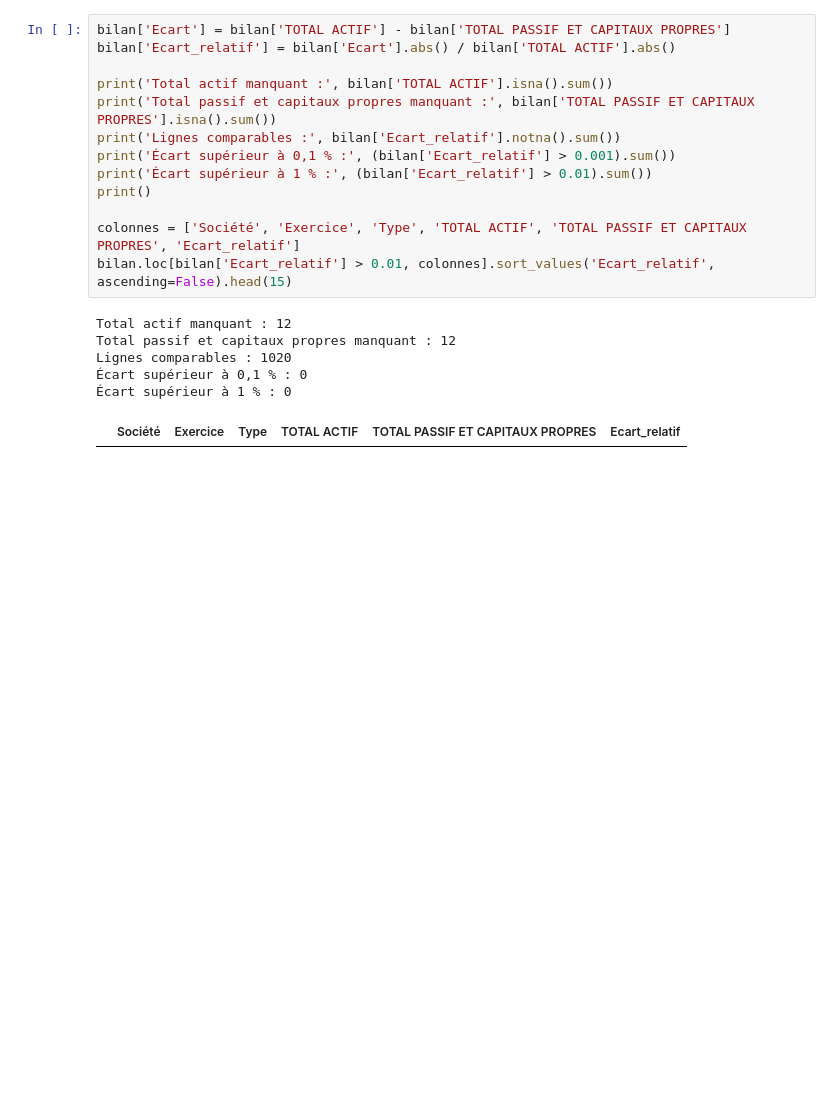
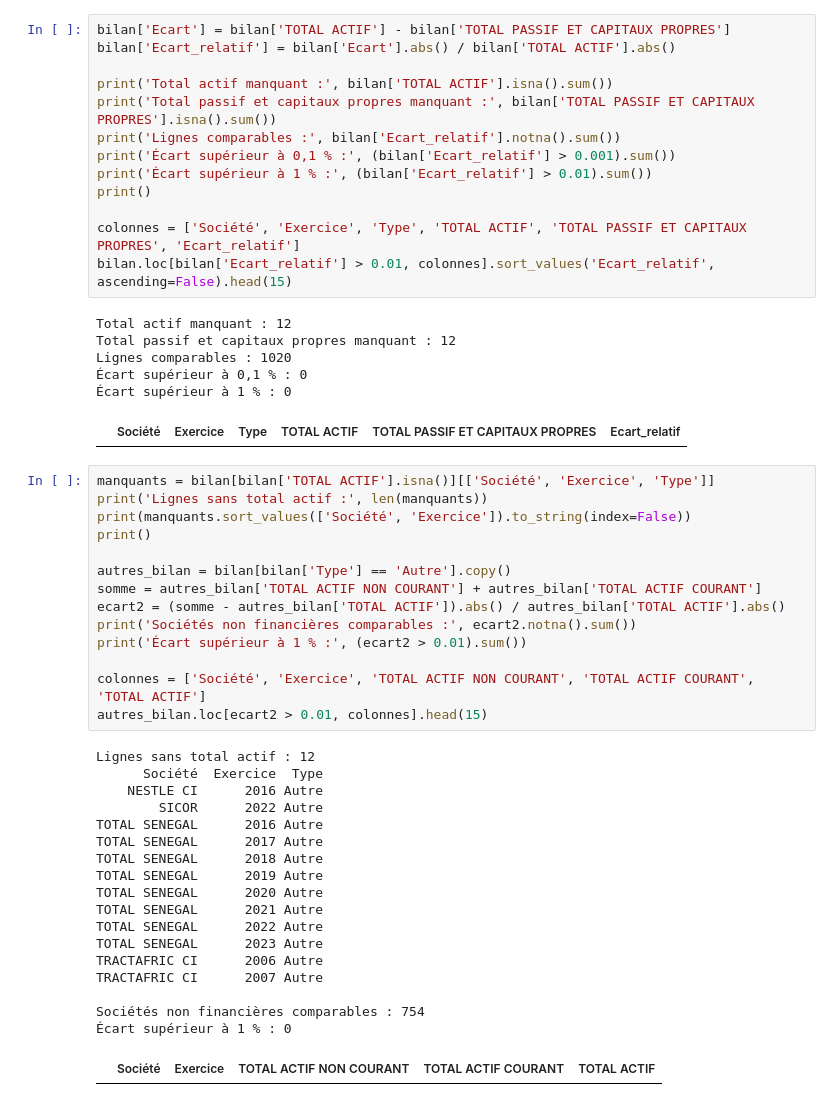
Before and after one commit to jeantheophileilboudo-rgb/brvm_analyse, a Jupyter notebook: notebooks/01_exploration.ipynb, the cells around one changed output. Drawn from its saved outputs; the diff is of its cells as text; blank space fills up the shorter version.

```diff
--- a/notebooks/01_exploration.ipynb
+++ b/notebooks/01_exploration.ipynb
@@ -285,3 +285,36 @@ Lignes comparables : 1020
 Écart supérieur à 0,1 % : 0
 Écart supérieur à 1 % : 0
 |  | Société | Exercice | Type | TOTAL ACTIF | TOTAL PASSIF ET CAPITAUX PROPRES | Ecart_relatif |
+# %%
+manquants = bilan[bilan['TOTAL ACTIF'].isna()][['Société', 'Exercice', 'Type']]
+print('Lignes sans total actif :', len(manquants))
+print(manquants.sort_values(['Société', 'Exercice']).to_string(index=False))
+print()
+
+autres_bilan = bilan[bilan['Type'] == 'Autre'].copy()
+somme = autres_bilan['TOTAL ACTIF NON COURANT'] + autres_bilan['TOTAL ACTIF COURANT']
+ecart2 = (somme - autres_bilan['TOTAL ACTIF']).abs() / autres_bilan['TOTAL ACTIF'].abs()
+print('Sociétés non financières comparables :', ecart2.notna().sum())
+print('Écart supérieur à 1 % :', (ecart2 > 0.01).sum())
+
+colonnes = ['Société', 'Exercice', 'TOTAL ACTIF NON COURANT', 'TOTAL ACTIF COURANT', 'TOTAL ACTIF']
+autres_bilan.loc[ecart2 > 0.01, colonnes].head(15)
+# %% [output]
+Lignes sans total actif : 12
+      Société  Exercice  Type
+    NESTLE CI      2016 Autre
+        SICOR      2022 Autre
+TOTAL SENEGAL      2016 Autre
+TOTAL SENEGAL      2017 Autre
+TOTAL SENEGAL      2018 Autre
+TOTAL SENEGAL      2019 Autre
+TOTAL SENEGAL      2020 Autre
+TOTAL SENEGAL      2021 Autre
+TOTAL SENEGAL      2022 Autre
+TOTAL SENEGAL      2023 Autre
+TRACTAFRIC CI      2006 Autre
+TRACTAFRIC CI      2007 Autre
+
+Sociétés non financières comparables : 754
+Écart supérieur à 1 % : 0
+|  | Société | Exercice | TOTAL ACTIF NON COURANT | TOTAL ACTIF COURANT | TOTAL ACTIF |
```
Also changed, not shown: parts of 2 cells of this notebook.
